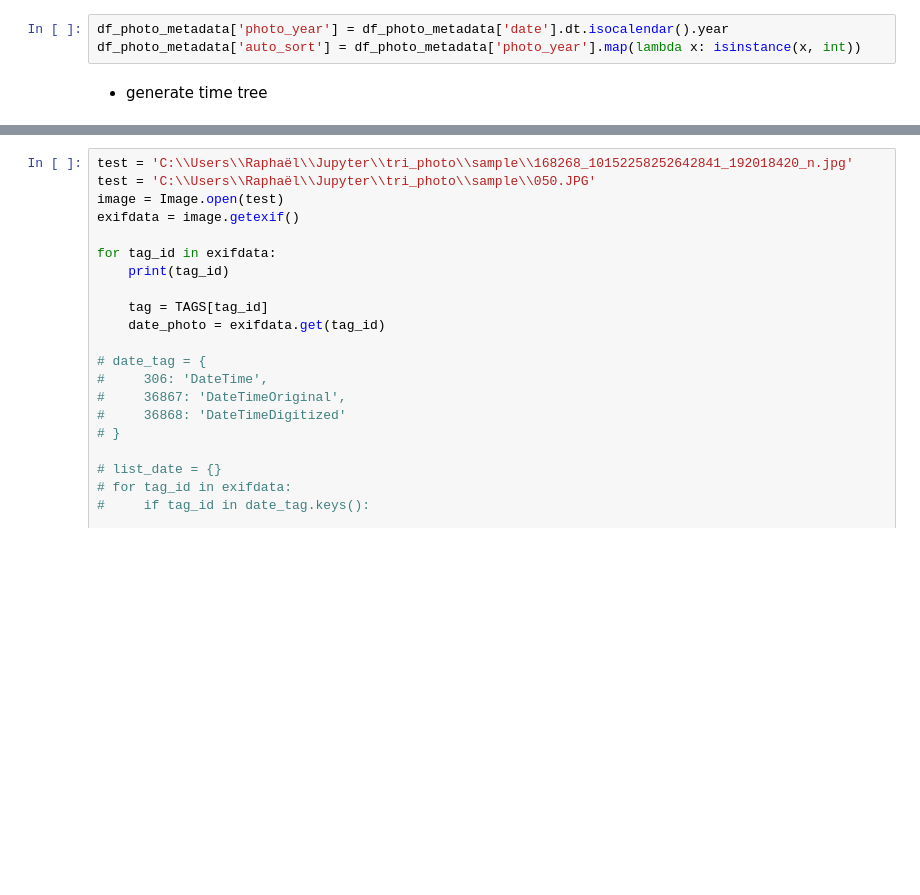
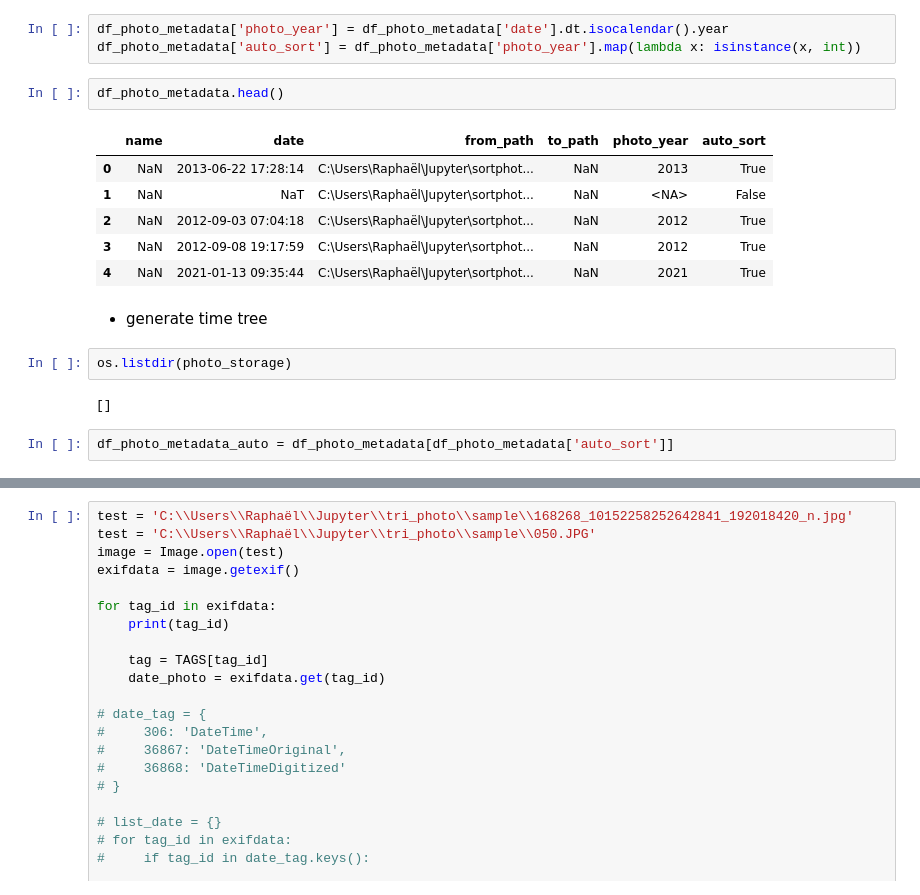
Before and after one commit to raphmatu/sortphoto, a Jupyter notebook: tri_photo.ipynb, the cells around one changed output, grey strips where cells are left out. Drawn from its saved outputs; the diff is of its cells as text; blank space fills up the shorter version.

```diff
--- a/tri_photo.ipynb
+++ b/tri_photo.ipynb
@@ -123,6 +122,21 @@ C:\Users\Raphaël\Jupyter\tri_photo\sample\168268_10152258252642841_192018420_n.
 # %%
 df_photo_metadata['photo_year'] = df_photo_metadata['date'].dt.isocalendar().year
 df_photo_metadata['auto_sort'] = df_photo_metadata['photo_year'].map(lambda x: isinstance(x, int))
+# %%
+df_photo_metadata.head()
+# %% [output]
+|  | name | date | from_path | to_path | photo_year | auto_sort |
+| 0 | NaN | 2013-06-22 17:28:14 | C:\Users\Raphaël\Jupyter\sortphot... | NaN | 2013 | True |
+| 1 | NaN | NaT | C:\Users\Raphaël\Jupyter\sortphot... | NaN | <NA> | False |
+| 2 | NaN | 2012-09-03 07:04:18 | C:\Users\Raphaël\Jupyter\sortphot... | NaN | 2012 | True |
+| 3 | NaN | 2012-09-08 19:17:59 | C:\Users\Raphaël\Jupyter\sortphot... | NaN | 2012 | True |
+| 4 | NaN | 2021-01-13 09:35:44 | C:\Users\Raphaël\Jupyter\sortphot... | NaN | 2021 | True |
 # %% [markdown]
 - generate time tree
+# %%
+os.listdir(photo_storage)
+# %% [output]
+[]
+# %%
+df_photo_metadata_auto = df_photo_metadata[df_photo_metadata['auto_sort']]
 # %%
```
Also changed, not shown: parts of 11 cells of this notebook.
